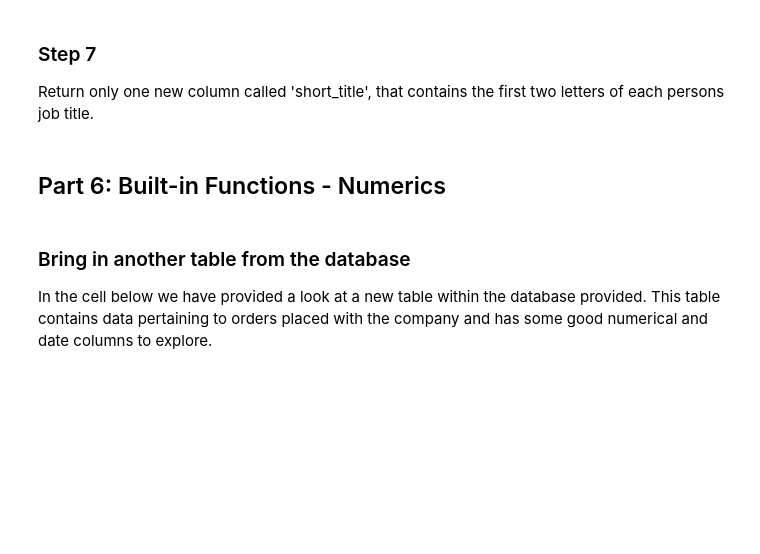
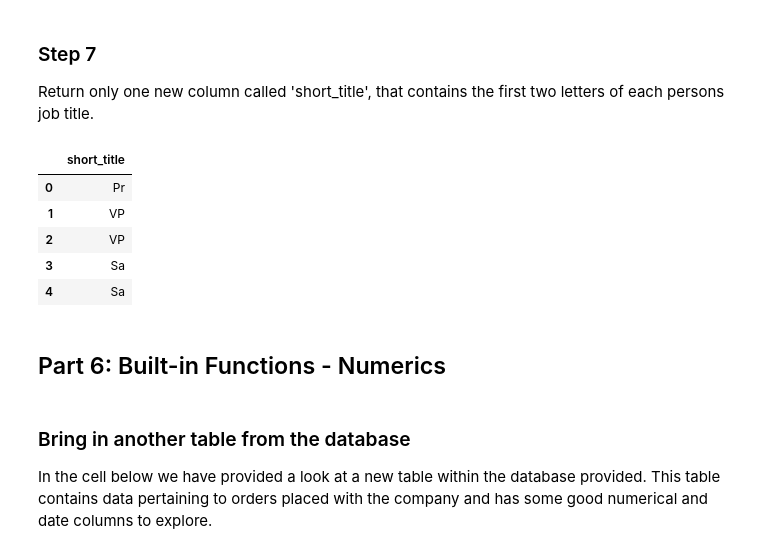
Before and after one commit to Lexie-D/DS_Course1_Week1_Module1_SQLSelectLab, a Jupyter notebook: SQLSelectLab.ipynb, the cells around one changed output. Saved outputs shown, nothing was run; the diff lists cells and outputs as text; code cells hidden in the pictures; blank space fills up the shorter version.

```diff
--- a/SQLSelectLab.ipynb
+++ b/SQLSelectLab.ipynb
@@ -165,7 +182,19 @@ Return only one new column called 'short_title', that contains the first two let
 # %%
 # CodeGrade step7
 # Replace None with your code
-df_short_title = None
+df_short_title = pd.read_sql("""
+SELECT substr(jobTitle, 1, 2) as short_title
+FROM employees
+""", conn)
+
+df_short_title.head()
+# %% [output]
+|  | short_title |
+| 0 | Pr |
+| 1 | VP |
+| 2 | VP |
+| 3 | Sa |
+| 4 | Sa |
 # %% [markdown]
 ## Part 6: Built-in Functions - Numerics
 # %% [markdown]
```
Also changed, not shown: parts of 3 cells of this notebook.
